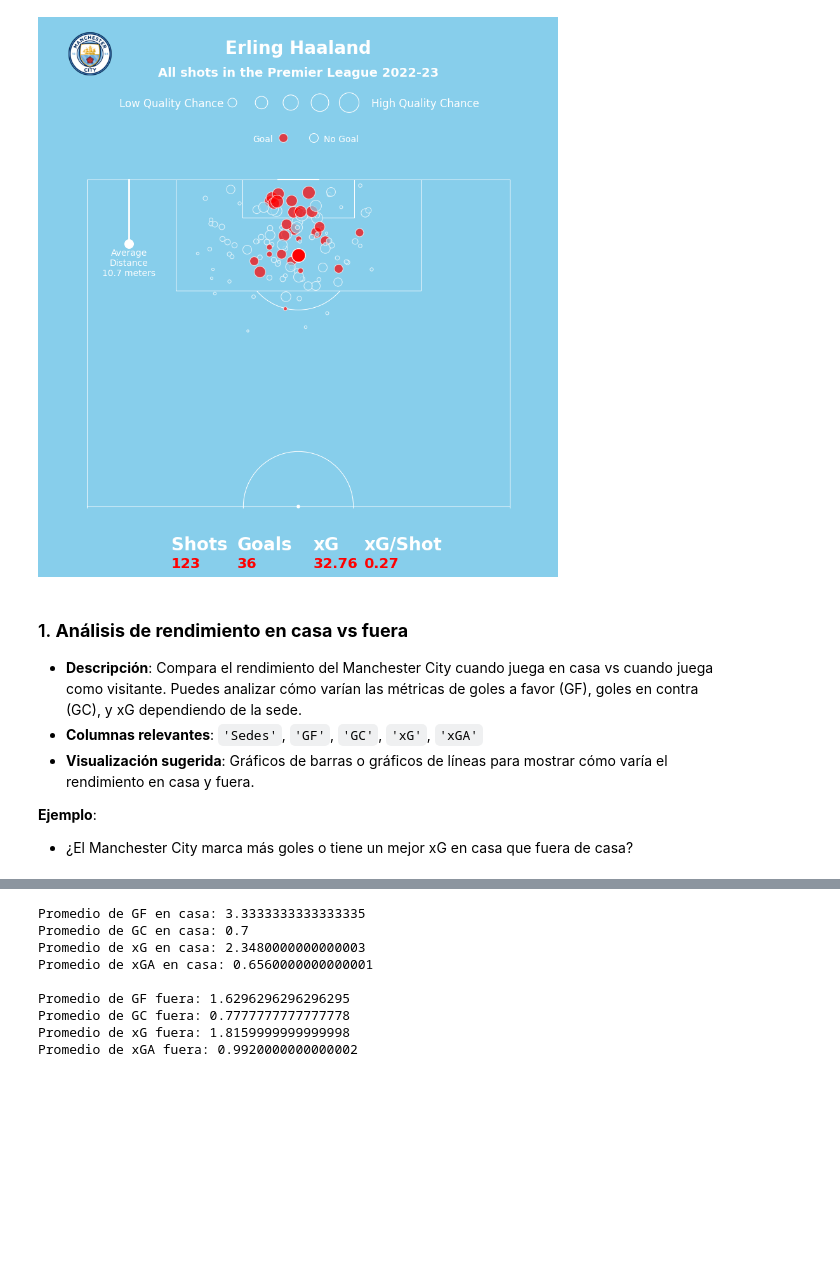
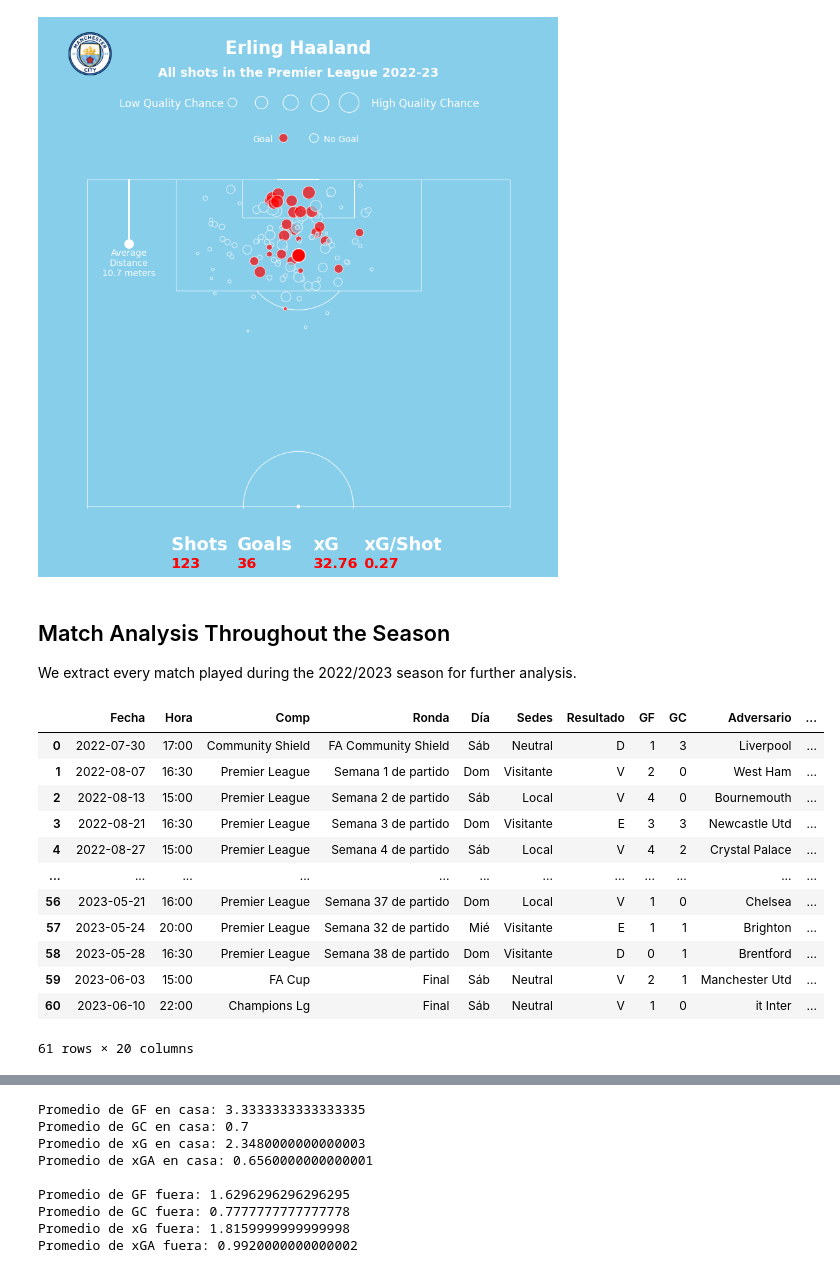
Before and after one commit to JoseCebrian12/ManCity2022-2023, a Jupyter notebook: etl.ipynb, the cells around one changed output, grey strips where cells are left out. Cells and saved outputs as stored; diff of their text form; code cells hidden in the pictures; blank space fills up the shorter version.

```diff
--- a/etl.ipynb
+++ b/etl.ipynb
@@ -463,14 +495,25 @@ ax_image = add_image(
 plt.show()
 # %% [output]
 [figure]
+# %% [markdown]
+## Match Analysis Throughout the Season
+
+We extract every match played during the 2022/2023 season for further analysis.
 # %%
 df_matches = pagina[6]
 df_matches['Fecha'] = pd.to_datetime(df_matches['Fecha'], format='%Y-%m-%d')  # Asegúrate de usar el formato correcto
+df_matches
+# %% [output]
+|  | Fecha | Hora | Comp | Ronda | Día | Sedes | Resultado | GF | GC | Adversario | ... |
+| 0 | 2022-07-30 | 17:00 | Community Shield | FA Community Shield | Sáb | Neutral | D | 1 | 3 | Liverpool | ... |
+| 1 | 2022-08-07 | 16:30 | Premier League | Semana 1 de partido | Dom | Visitante | V | 2 | 0 | West Ham | ... |
+| 2 | 2022-08-13 | 15:00 | Premier League | Semana 2 de partido | Sáb | Local | V | 4 | 0 | Bournemouth | ... |
+| 3 | 2022-08-21 | 16:30 | Premier League | Semana 3 de partido | Dom | Visitante | E | 3 | 3 | Newcastle Utd | ... |
+| 4 | 2022-08-27 | 15:00 | Premier League | Semana 4 de partido | Sáb | Local | V | 4 | 2 | Crystal Palace | ... |
+| ... | ... | ... | ... | ... | ... | ... | ... | ... | ... | ... | ... |
+| 56 | 2023-05-21 | 16:00 | Premier League | Semana 37 de partido | Dom | Local | V | 1 | 0 | Chelsea | ... |
+| 57 | 2023-05-24 | 20:00 | Premier League | Semana 32 de partido | Mié | Visitante | E | 1 | 1 | Brighton | ... |
+| 58 | 2023-05-28 | 16:30 | Premier League | Semana 38 de partido | Dom | Visitante | D | 0 | 1 | Brentford | ... |
+| 59 | 2023-06-03 | 15:00 | FA Cup | Final | Sáb | Neutral | V | 2 | 1 | Manchester Utd | ... |
+| 60 | 2023-06-10 | 22:00 | Champions Lg | Final | Sáb | Neutral | V | 1 | 0 | it Inter | ... |
+61 rows × 20 columns
-# %% [markdown]
-### 1. **Análisis de rendimiento en casa vs fuera**
-   - **Descripción**: Compara el rendimiento del Manchester City cuando juega en casa vs cuando juega como visitante. Puedes analizar cómo varían las métricas de goles a favor (GF), goles en contra (GC), y xG dependiendo de la sede.
-   - **Columnas relevantes**: `'Sedes'`, `'GF'`, `'GC'`, `'xG'`, `'xGA'`
-   - **Visualización sugerida**: Gráficos de barras o gráficos de líneas para mostrar cómo varía el rendimiento en casa y fuera.
-
-   **Ejemplo**:
-   - ¿El Manchester City marca más goles o tiene un mejor xG en casa que fuera de casa?
```
Also changed, not shown: parts of 25 cells of this notebook.
